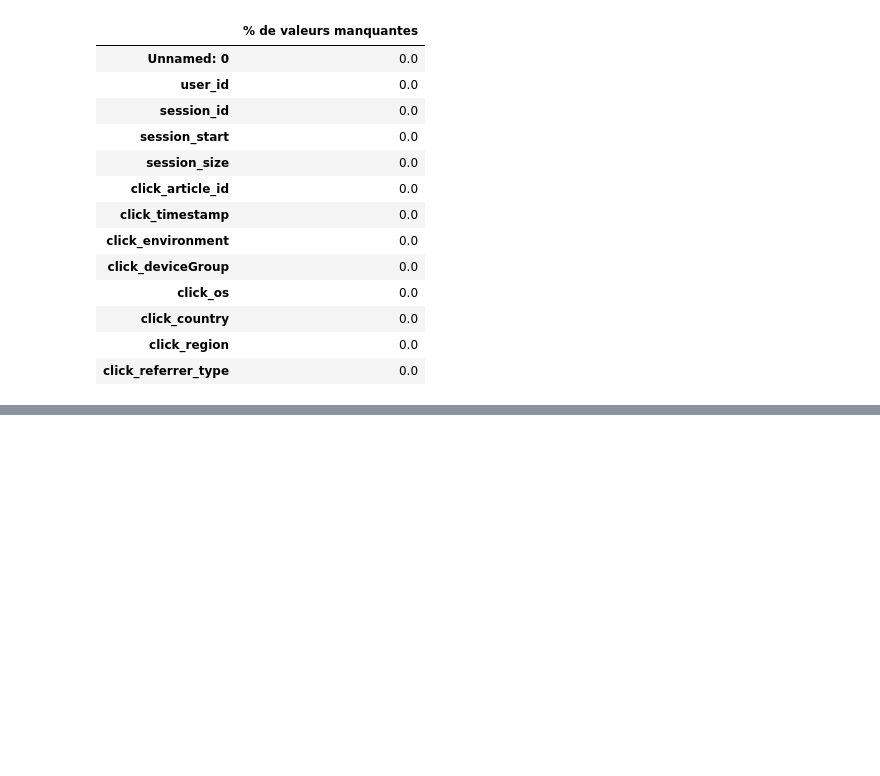
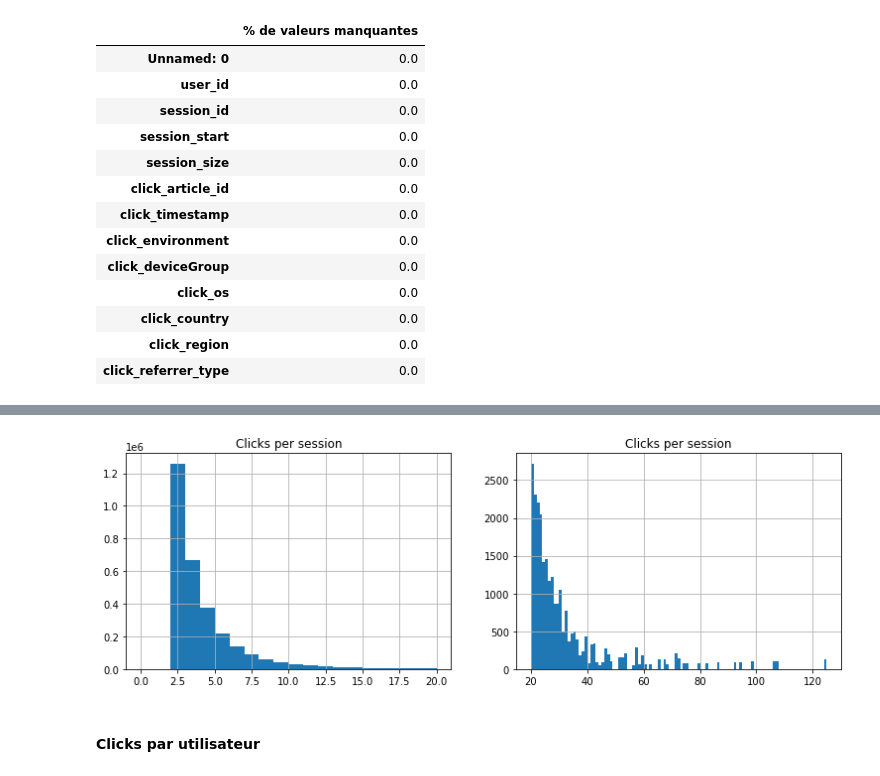
Before and after one commit to ocsyl/p9, a Jupyter notebook: P9_notebook_recommend.ipynb, the cells around one changed output, grey strips where cells are left out. Cells and saved outputs as stored; diff of their text form; code cells hidden in the pictures; blank space fills up the shorter version.

```diff
--- a/P9_notebook_recommend.ipynb
+++ b/P9_notebook_recommend.ipynb
@@ -149,0 +184,16 @@ table_valeurs_manquantes(clicks)
+# %%
+plt.figure(figsize=(20,4))
+plt.subplot(1,3,1)
+clicks.session_size.hist(bins=20, range=(0,20))
+plt.title('Clicks per session');
+plt.subplot(1,3,2)
+clicks.session_size.hist(bins=105, range=(20,125))
+plt.title('Clicks per session');
+# plt.subplot(1,3,3)
+# df_clicks_user.clicks_user.hist(bins=100,range=(200,1300))
+# plt.title('Clicks per user');
+plt.show()
+# %% [output]
+[figure, added]
+# %% [markdown]
+#### Clicks par utilisateur
```
Also changed, not shown: parts of 55 cells of this notebook.
